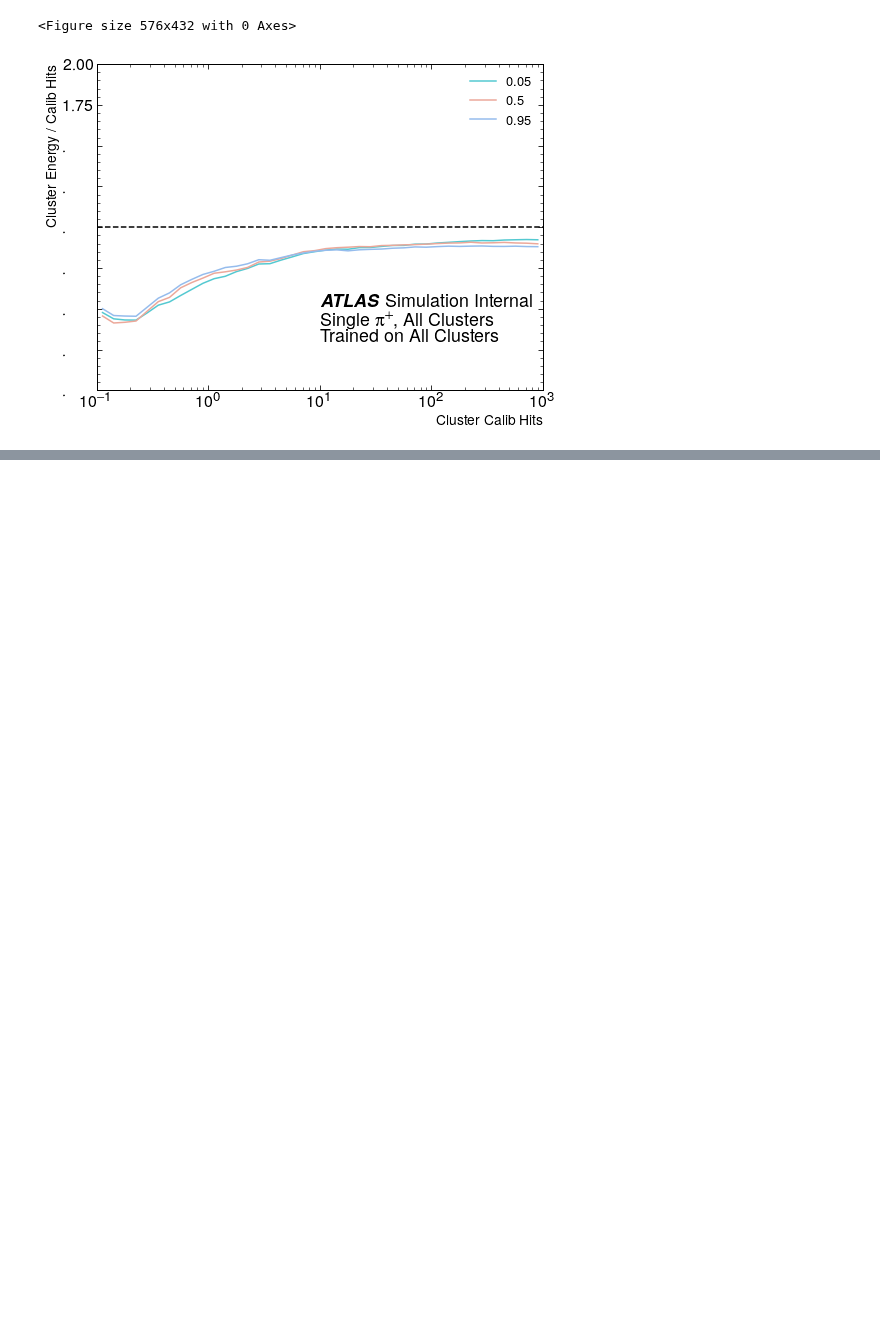
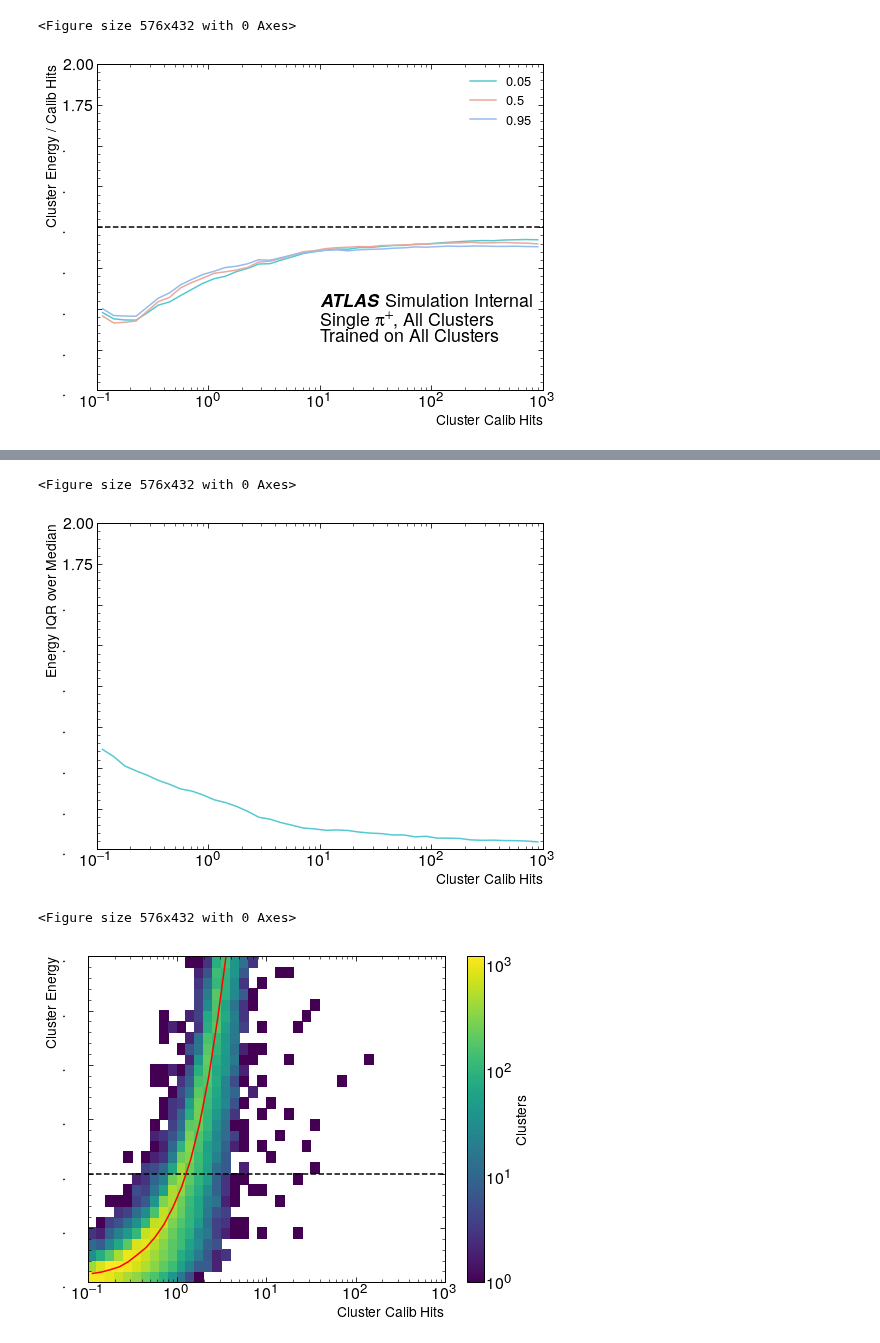
Before and after one commit to russbate42/UBCPionML, a Jupyter notebook: regression/regression-resolution.ipynb, the cells around one changed output, grey strips where cells are left out. Saved outputs shown, nothing was run; the diff lists cells and outputs as text; code cells hidden in the pictures; blank space fills up the shorter version.

```diff
--- a/regression/regression-resolution.ipynb
+++ b/regression/regression-resolution.ipynb
@@ -267,0 +375,25 @@ pu.lineOverlay(xcenter=xcenter, lines = regQuant,
+# %%
+def baseline_nn_All_model():
+    number_pixels = 512 + 256 + 128 + 16 + 16 +8
+    # create model
+    with strategy.scope():
+        model = Sequential()
+        used_pixels = number_pixels + 2
+#     if number_pixels < 128:
+#         used_pixels = 128
+        model.add(Dense(used_pixels, input_dim=used_pixels, kernel_initializer='normal', activation='relu'))
+        # model.add(Dropout(0.2))
+        model.add(Dense(used_pixels, activation='relu'))
+        # model.add(Dropout(0.2))
+        model.add(Dense(int(used_pixels/2), activation='relu'))
+        # model.add(Dropout(0.2))
+        model.add(Dense(units=1, kernel_initializer='normal', activation='linear'))
+        opt = Adam(lr=1e-4, decay=1e-6)
+        model.compile(optimizer=opt, loss='mse',metrics=['mae','mse'])
+    return model
+
+regressor_All = KerasRegressor(build_fn=baseline_nn_All_model, batch_size=200*ngpu, epochs=100, verbose=1)
+regressor_All.model = load_model(modelpath + 'all.h5')
+
+pdata['piplus']['predict_regressor_All'] = np.exp(scaler_cal['piplus'].inverse_transform(regressor_All.predict(All_input['piplus'])))
+pdata['piplus']['predict_regressor_All_EoverCalib'] = pdata['piplus'].predict_regressor_All / pdata['piplus'].cluster_ENG_CALIB_TOT
@@ -267,0 +402,12 @@ pu.lineOverlay(xcenter=xcenter, lines = regQuant,
+# %%
+xcenter, iqrOverMedAll = ru.resolutionPlot(pdata['piplus'][pdata['piplus'].test].cluster_ENG_CALIB_TOT,
+                        pdata['piplus'][pdata['piplus'].test].predict_regressor_All_EoverCalib, statistic='iqrOverMed')
+
+xcenter, med = ru.responsePlot(pdata['piplus'][pdata['piplus'].test].cluster_ENG_CALIB_TOT,
+                        pdata['piplus'][pdata['piplus'].test]['quantile_0.5'], statistic='median',
+                              ylabel='Cluster Energy', figfile = plotpath + 'median_energy.pdf')
+# %% [output]
+<Figure size 576x432 with 0 Axes>
+[figure, added]
+<Figure size 576x432 with 0 Axes>
+[figure, added]
```
Also changed, not shown: parts of 13 cells of this notebook.
